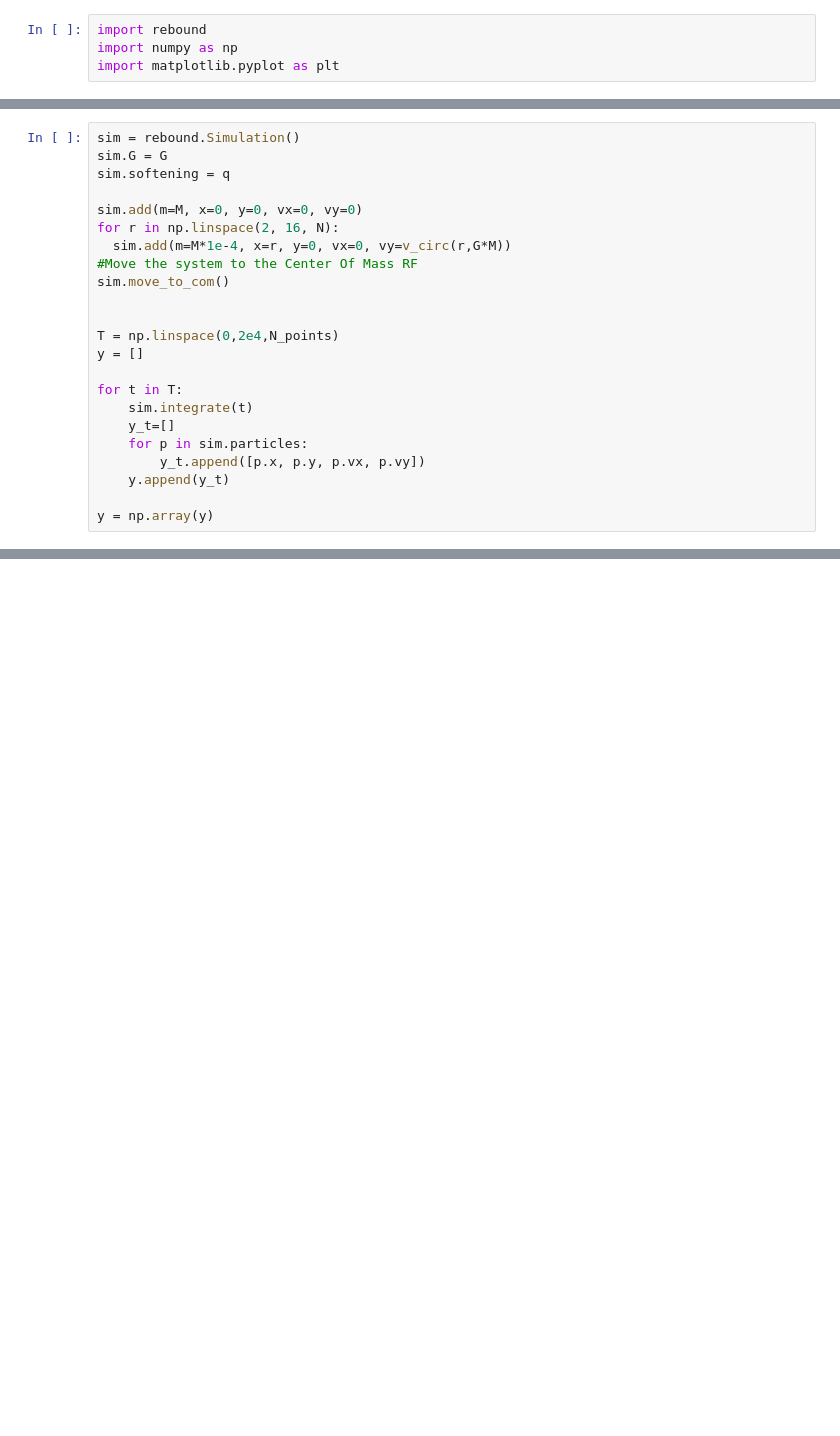
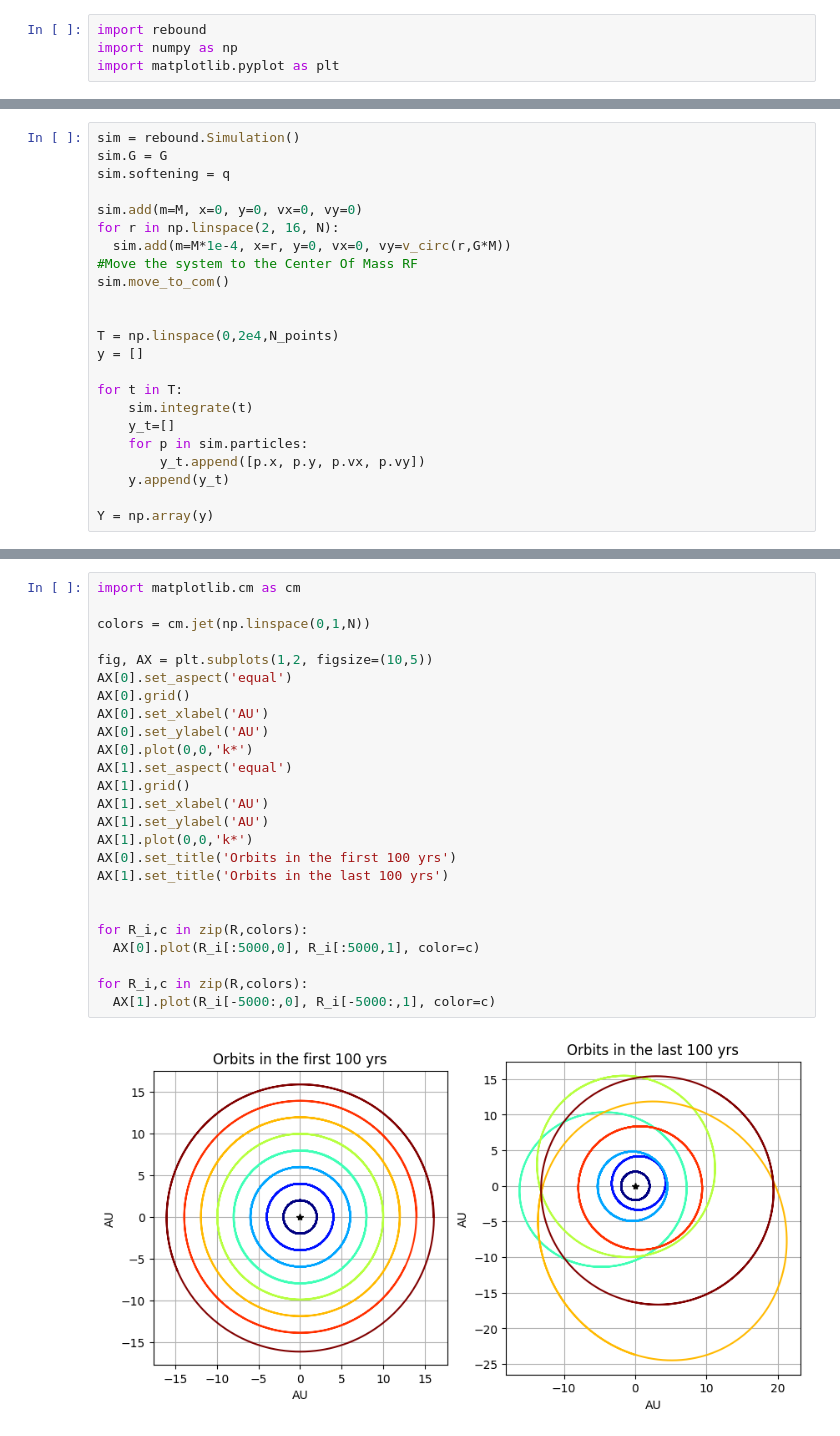
Before and after one commit to Giacomo-Menegatti/Celestial-Mechanics, a Jupyter notebook: Homework3/rebound.ipynb, the cells around one changed output, grey strips where cells are left out. Saved outputs shown, nothing was run; the diff lists cells and outputs as text; blank space fills up the shorter version.

```diff
--- a/Homework3/rebound.ipynb
+++ b/Homework3/rebound.ipynb
@@ -37,4 +41,4 @@ for t in T:
         y_t.append([p.x, p.y, p.vx, p.vy])
     y.append(y_t)
 
-y = np.array(y)
+Y = np.array(y)
@@ -45,0 +66,27 @@ TypeError: list indices must be integers or slices, not tuple
+# %%
+import matplotlib.cm as cm
+
+colors = cm.jet(np.linspace(0,1,N))
+
+fig, AX = plt.subplots(1,2, figsize=(10,5))
+AX[0].set_aspect('equal')
+AX[0].grid()
+AX[0].set_xlabel('AU')
+AX[0].set_ylabel('AU')
+AX[0].plot(0,0,'k*')
+AX[1].set_aspect('equal')
+AX[1].grid()
+AX[1].set_xlabel('AU')
+AX[1].set_ylabel('AU')
+AX[1].plot(0,0,'k*')
+AX[0].set_title('Orbits in the first 100 yrs')
+AX[1].set_title('Orbits in the last 100 yrs')
+
+
+for R_i,c in zip(R,colors):
+  AX[0].plot(R_i[:5000,0], R_i[:5000,1], color=c)
+
+for R_i,c in zip(R,colors):
+  AX[1].plot(R_i[-5000:,0], R_i[-5000:,1], color=c)
+# %% [output]
+[figure, added]
```
Also changed, not shown: parts of 8 cells of this notebook, 7 other files.
